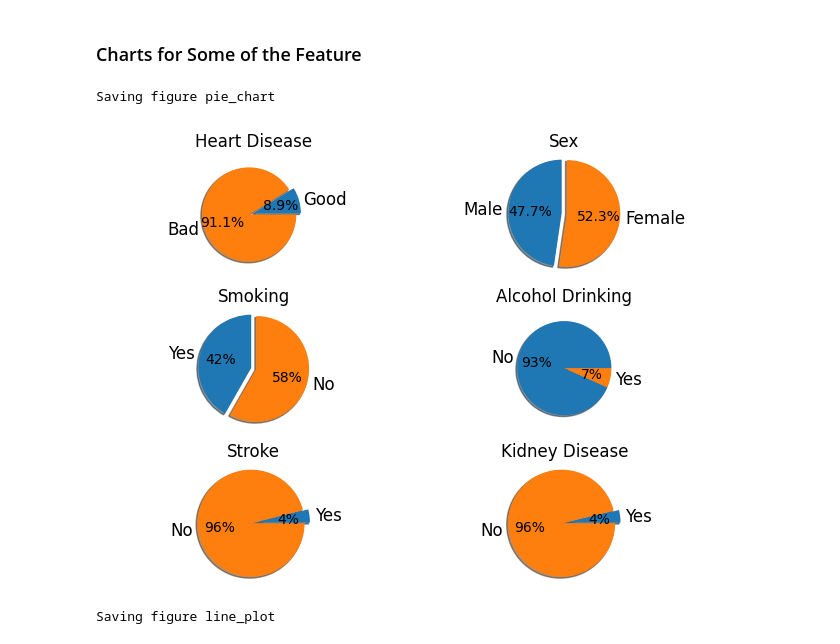
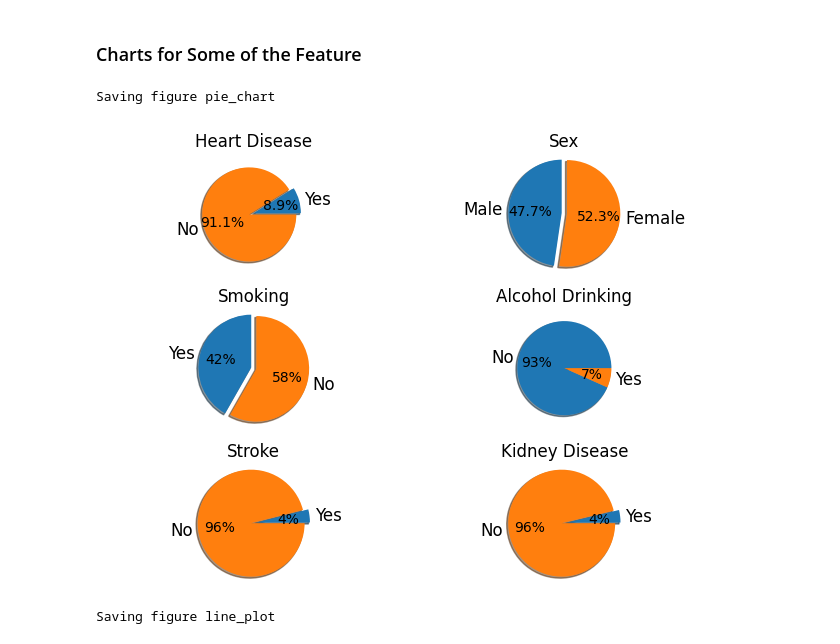
Before and after one commit to Suhyrhasan/Risk-Prediction-For-Heart-Disease, a Jupyter notebook: DatasetAfterPreprocessing.ipynb, the cells around one changed output. Drawn from its saved outputs; the diff is of its cells as text; code cells hidden in the pictures.

Commit message:
updated pie chart

```diff
--- a/DatasetAfterPreprocessing.ipynb
+++ b/DatasetAfterPreprocessing.ipynb
@@ -212,11 +212,10 @@ memory usage: 51.1 MB
 ### Charts for Some of the Feature
 # %%
 # pie charts for heartdisease, alcoholDrinking, smoking, sex, kidneyDisease, stroke dataset
-label1 = 'Good', 'Bad'
+label1 = 'Yes', 'No'
 heartDiseasesize = [heartDisease.heartDisease[heartDisease['heartDisease']==1].count(), heartDisease.heartDisease[heartDisease['heartDisease']==2].count()]
 label2 = 'No', 'Yes'
 alcoholDrinkingsizes = [heartDisease.alcoholDrinking[heartDisease['alcoholDrinking']==1].count(), heartDisease.alcoholDrinking[heartDisease['alcoholDrinking']==2].count()]
-label3 = 'Yes', 'No'
 smokingsizes = [heartDisease.smoking[heartDisease['smoking']==1].count(), heartDisease.smoking[heartDisease['smoking']==2].count()]
 label4 = 'Male', 'Female'
 sexsizes = [heartDisease.sex[heartDisease['sex']==1].count(), heartDisease.sex[heartDisease['sex']==2].count()]
@@ -231,36 +230,36 @@ fig, axs = plt.subplots(3,2)
 # title Heart Disease
 axs[0,0].set_title("Heart Disease")
 axs[0,0].pie(heartDiseasesize, explode=explode, labels=label1, autopct='%1.1f%%',shadow=True)
 # title sex
 axs[0,1].set_title("Sex")
 axs[0,1].pie(sexsizes, explode=explode, labels=label4, autopct='%1.1f%%',shadow=True,
              startangle=90)
 axs[0,1].axis('equal')  # Equal aspect ratio ensures that pie is drawn as a circle.
 
 # title Smoking
 axs[1,0].set_title("Smoking")
-axs[1,0].pie(smokingsizes, explode=explode, labels=label3, autopct='%1.0f%%',shadow=True,
+axs[1,0].pie(smokingsizes, explode=explode, labels=label1, autopct='%1.0f%%',shadow=True,
              startangle=90)
 axs[1,0].axis('equal')  # Equal aspect ratio ensures that pie is drawn as a circle.
 
 # title Alcohol Drinking smaller texxt
 axs[1,1].set_title("Alcohol Drinking")
 axs[1,1].pie(alcoholDrinkingsizes, labels=label2, autopct='%1.0f%%',shadow=True,)
 
 # title Stroke
 axs[2,0].set_title("Stroke")
-axs[2,0].pie(strokesizes, explode=explode, labels=label3, autopct='%1.0f%%',shadow=True,)
+axs[2,0].pie(strokesizes, explode=explode, labels=label1, autopct='%1.0f%%',shadow=True,)
 axs[2,0].axis('equal')  # Equal aspect ratio ensures that pie is drawn as a circle.
 
 # title Kidney Disease
 axs[2,1].set_title("Kidney Disease")
-axs[2,1].pie(kidneyDiseasesizes, explode=explode, labels=label3, autopct='%1.0f%%',shadow=True,)
+axs[2,1].pie(kidneyDiseasesizes, explode=explode, labels=label1, autopct='%1.0f%%',shadow=True,)
 axs[2,1].axis('equal')  # Equal aspect ratio ensures that pie is drawn as a circle.
 
 save_fig("pie_chart")
 plt.show()
 # %% [output]
 Saving figure pie_chart
-[figure, old version]
+[figure, new version]
 # %%
 # line plots using continuous features dataframe
```
Also changed, not shown: parts of 2 cells of this notebook, 1 other file.
